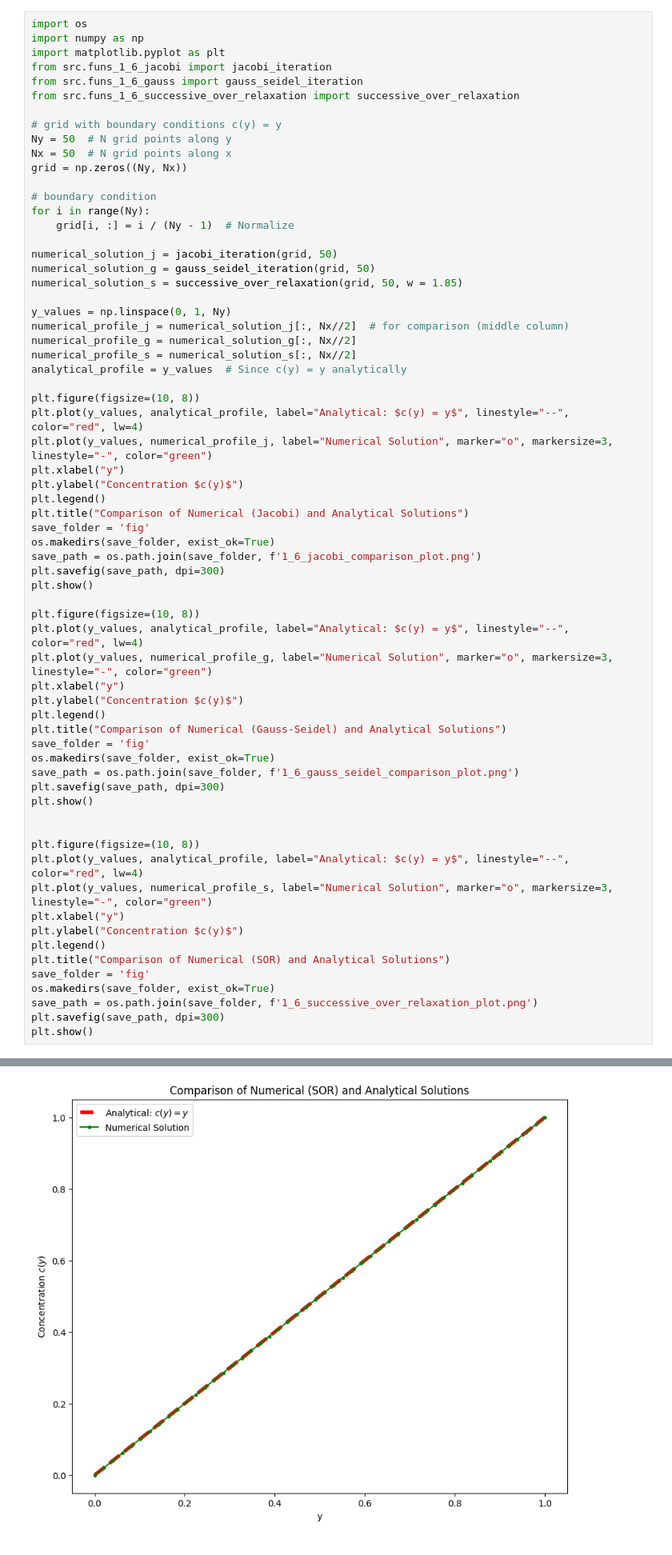
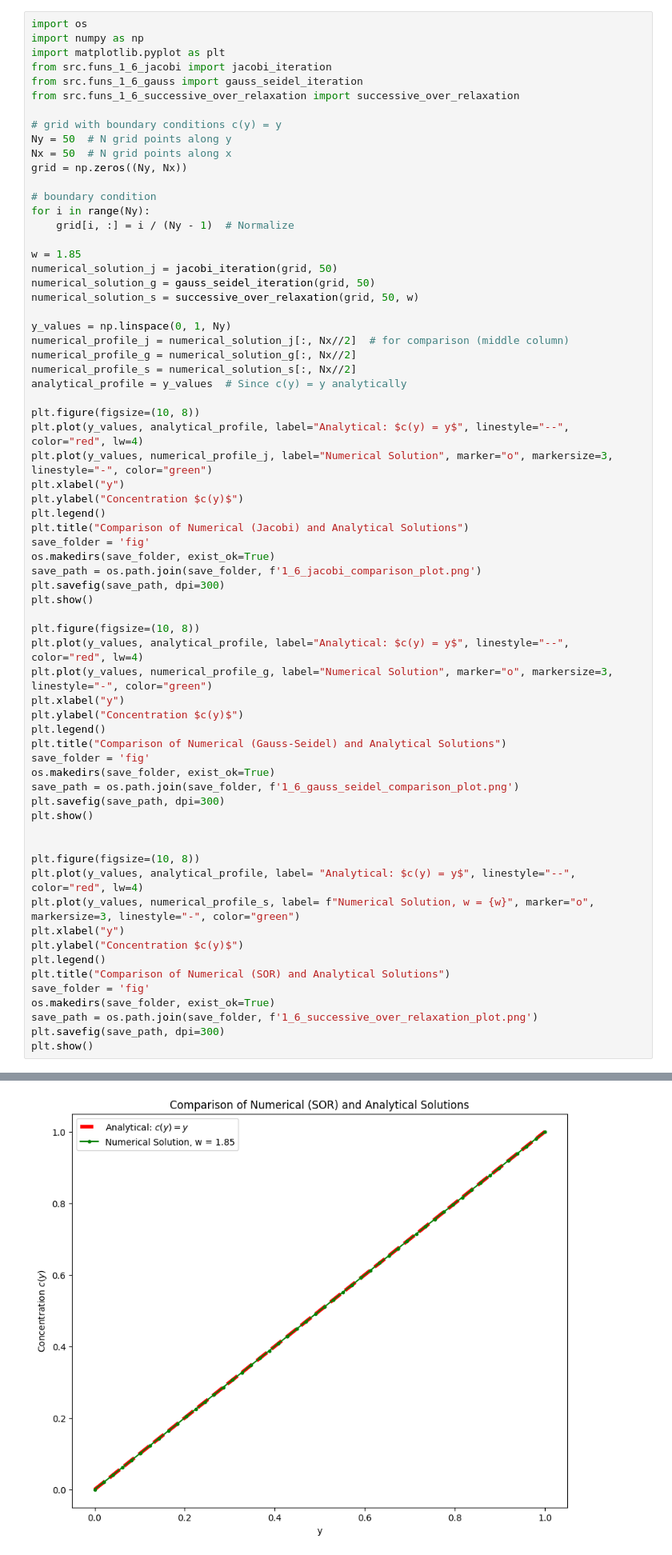
Before and after one commit to francescotiepolo/scientific_computing_assignment1, a Jupyter notebook: plots_1_6.ipynb, the cells around one changed output, grey strips where cells are left out. Shown: that part at 80% size. Saved outputs shown, nothing was run; the diff lists cells and outputs as text.

```diff
--- a/plots_1_6.ipynb
+++ b/plots_1_6.ipynb
@@ -15,9 +15,10 @@ grid = np.zeros((Ny, Nx))
 for i in range(Ny):
     grid[i, :] = i / (Ny - 1)  # Normalize
 
+w = 1.85
 numerical_solution_j = jacobi_iteration(grid, 50)
 numerical_solution_g = gauss_seidel_iteration(grid, 50)
-numerical_solution_s = successive_over_relaxation(grid, 50, w = 1.85)
+numerical_solution_s = successive_over_relaxation(grid, 50, w)
 
 y_values = np.linspace(0, 1, Ny)
 numerical_profile_j = numerical_solution_j[:, Nx//2]  # for comparison (middle column)
@@ -38,33 +39,33 @@ save_path = os.path.join(save_folder, f'1_6_jacobi_comparison_plot.png')
 plt.savefig(save_path, dpi=300)
 plt.show()
 
 plt.figure(figsize=(10, 8))
 plt.plot(y_values, analytical_profile, label="Analytical: $c(y) = y$", linestyle="--", color="red", lw=4)
 plt.plot(y_values, numerical_profile_g, label="Numerical Solution", marker="o", markersize=3, linestyle="-", color="green")
 plt.xlabel("y")
 plt.ylabel("Concentration $c(y)$")
 plt.legend()
 plt.title("Comparison of Numerical (Gauss-Seidel) and Analytical Solutions")
 save_folder = 'fig'
 os.makedirs(save_folder, exist_ok=True)
 save_path = os.path.join(save_folder, f'1_6_gauss_seidel_comparison_plot.png')
 plt.savefig(save_path, dpi=300)
 plt.show()
 
 
 plt.figure(figsize=(10, 8))
-plt.plot(y_values, analytical_profile, label="Analytical: $c(y) = y$", linestyle="--", color="red", lw=4)
-plt.plot(y_values, numerical_profile_s, label="Numerical Solution", marker="o", markersize=3, linestyle="-", color="green")
+plt.plot(y_values, analytical_profile, label= "Analytical: $c(y) = y$", linestyle="--", color="red", lw=4)
+plt.plot(y_values, numerical_profile_s, label= f"Numerical Solution, w = {w}", marker="o", markersize=3, linestyle="-", color="green")
 plt.xlabel("y")
 plt.ylabel("Concentration $c(y)$")
 plt.legend()
 plt.title("Comparison of Numerical (SOR) and Analytical Solutions")
 save_folder = 'fig'
 os.makedirs(save_folder, exist_ok=True)
 save_path = os.path.join(save_folder, f'1_6_successive_over_relaxation_plot.png')
 plt.savefig(save_path, dpi=300)
 plt.show()
 # %% [output]
 [figure]
 [figure]
-[figure, old version]
+[figure, new version]
```
Also changed, not shown: 3 other files.
